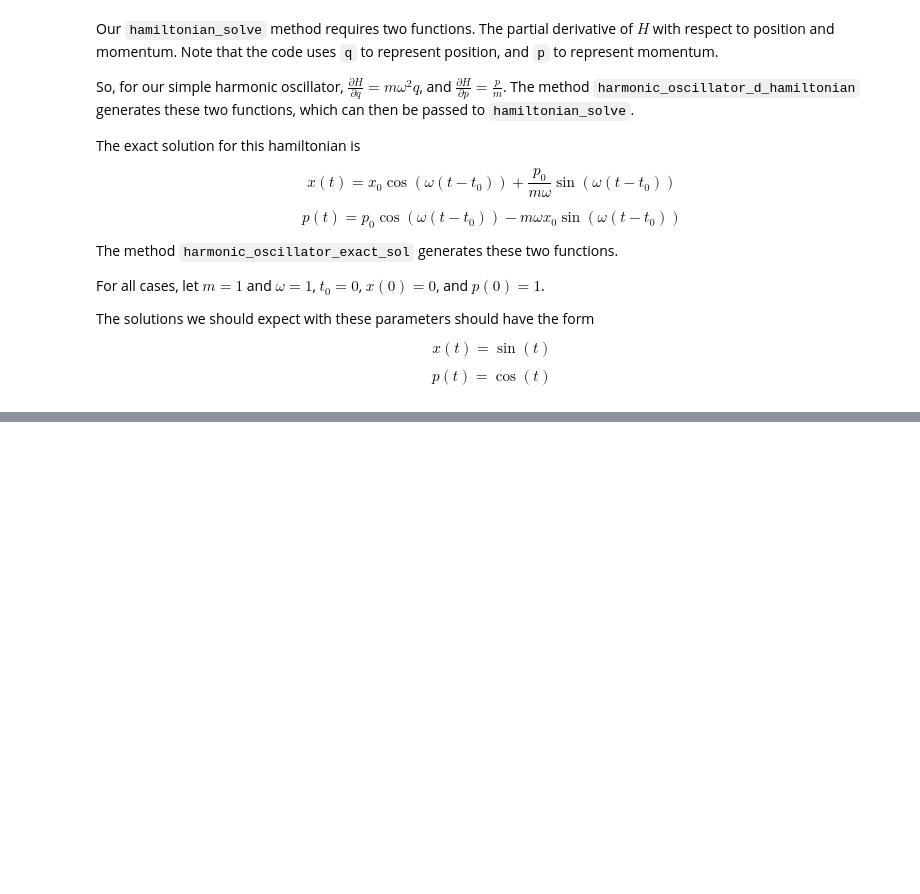
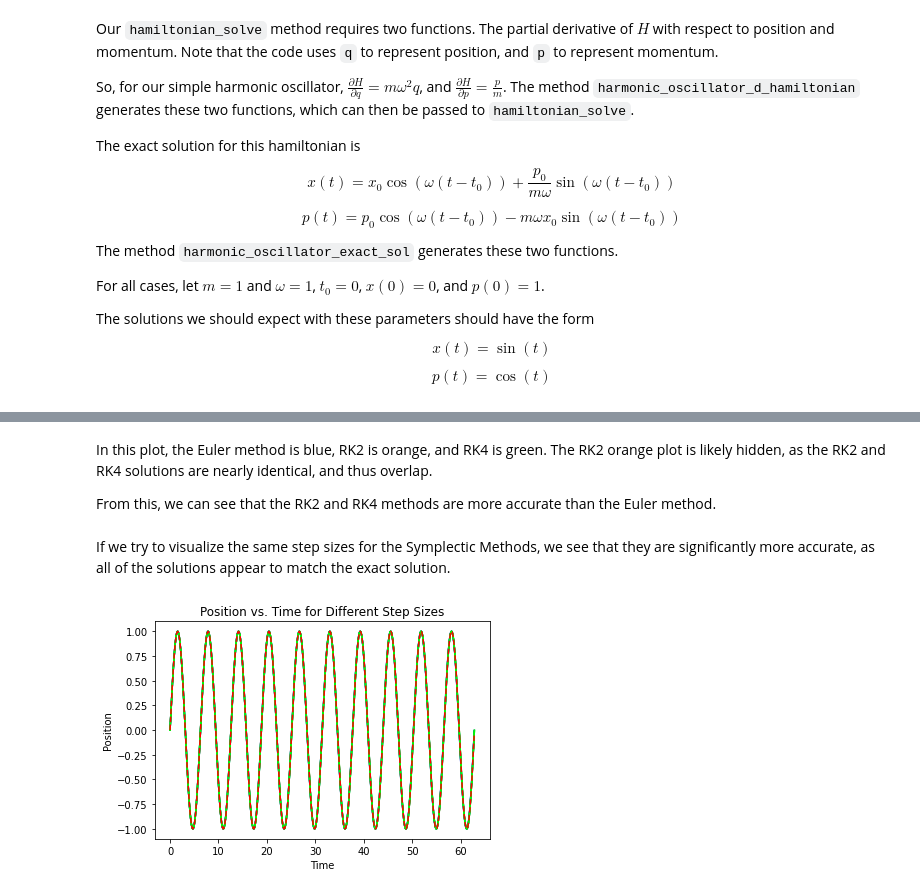
Before and after one commit to CzJLee/Physics-180N, a Jupyter notebook: Project 1/proj_1_DynamicsTest.ipynb, the cells around one changed output, grey strips where cells are left out. Saved outputs shown, nothing was run; the diff lists cells and outputs as text; code cells hidden in the pictures; blank space fills up the shorter version.

```diff
--- a/Project 1/proj_1_DynamicsTest.ipynb
+++ b/Project 1/proj_1_DynamicsTest.ipynb
@@ -237,0 +206,10 @@ plt.show()
+# %% [markdown]
+In this plot, the Euler method is blue, RK2 is orange, and RK4 is green. The RK2 orange plot is likely hidden, as the RK2 and RK4 solutions are nearly identical, and thus overlap.
+
+From this, we can see that the RK2 and RK4 methods are more accurate than the Euler method.
+# %% [markdown]
+If we try to visualize the same step sizes for the Symplectic Methods, we see that they are significantly more accurate, as all of the solutions appear to match the exact solution.
+# %%
+hamiltonian_display_step_size_plot(method = "SE", step_size = [0.10, 0.08, 0.06, 0.04, 0.02, 0.01])
+# %% [output]
+[figure, added]
```
Also changed, not shown: parts of 21 cells of this notebook.
